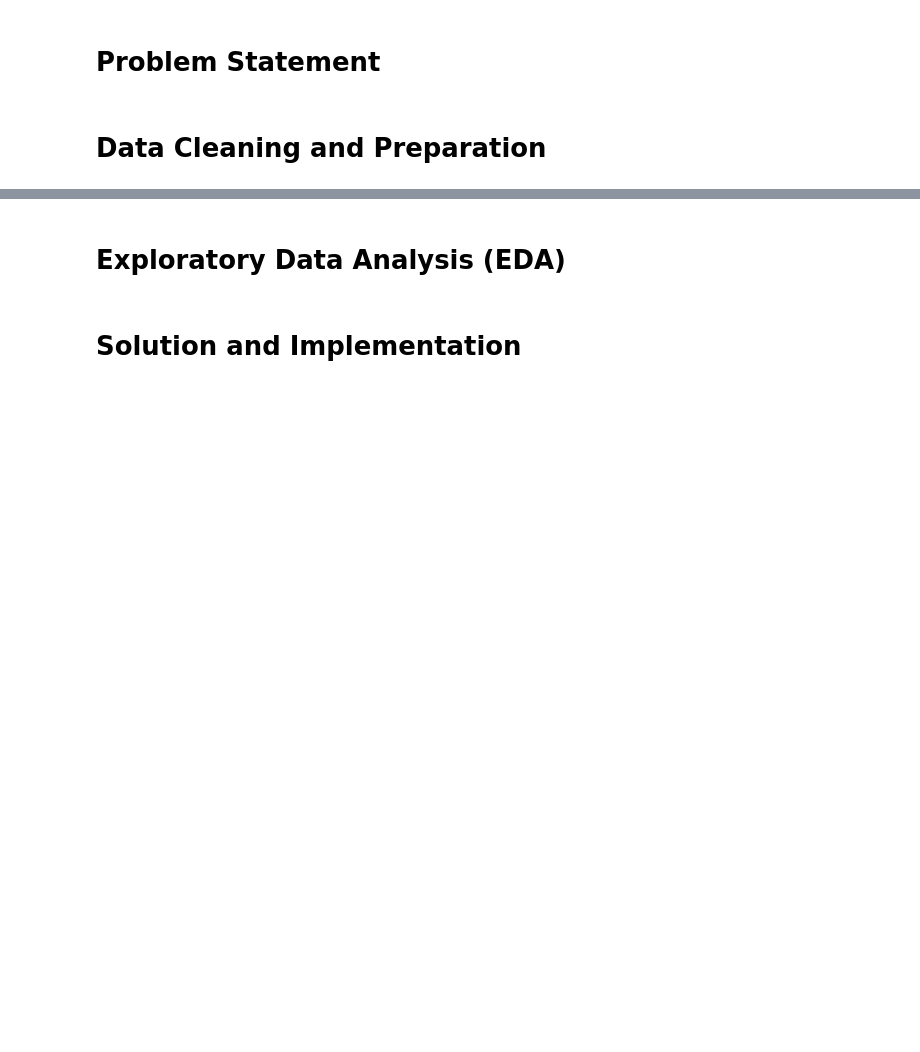
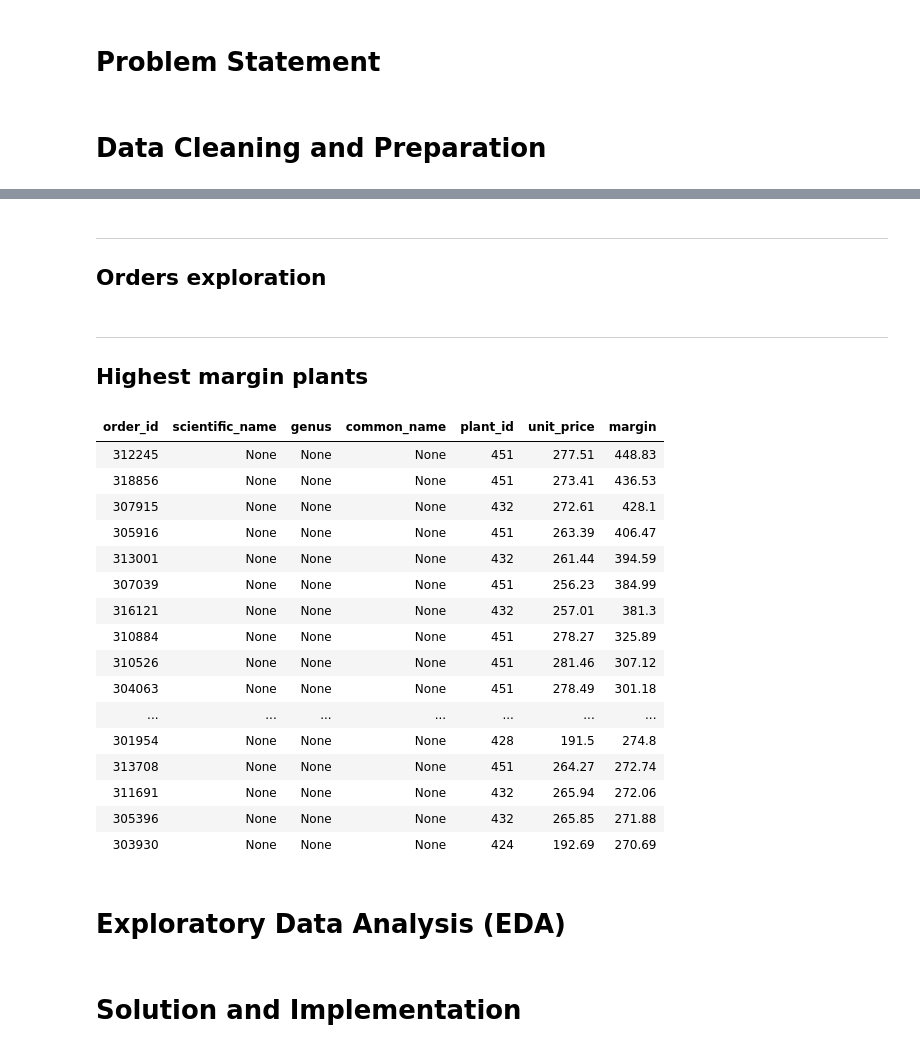
Before and after one commit to danielsgraves/Graves_Greenery_Analysis, a Jupyter notebook: notebook/Graves_Greenery.ipynb, the cells around one changed output, grey strips where cells are left out. Saved outputs shown, nothing was run; the diff lists cells and outputs as text; code cells hidden in the pictures; blank space fills up the shorter version.

```diff
--- a/notebook/Graves_Greenery.ipynb
+++ b/notebook/Graves_Greenery.ipynb
@@ -194,3 +233,49 @@ LIMIT 1
+# %% [markdown]
+---
+Orders exploration
+---
+# %% [markdown]
+---
+Highest margin plants
+---
+# %%
+%%sql
+SELECT
+              foi.order_id
+            , p.scientific_name
+            , p.genus
+            , p.common_name
+            , foi.plant_id
+            , foi.unit_price
+            , foi.estimated_margin AS margin
+
+FROM
+              fact_order_items foi
+LEFT JOIN
+              dim_plants p
+        ON
+              foi.plant_id = p.plant_id
+ORDER BY
+              margin DESC
+LIMIT 25
+# %% [output]
+| order_id | scientific_name | genus | common_name | plant_id | unit_price | margin |
+| 312245 | None | None | None | 451 | 277.51 | 448.83 |
+| 318856 | None | None | None | 451 | 273.41 | 436.53 |
+| 307915 | None | None | None | 432 | 272.61 | 428.1 |
+| 305916 | None | None | None | 451 | 263.39 | 406.47 |
+| 313001 | None | None | None | 432 | 261.44 | 394.59 |
+| 307039 | None | None | None | 451 | 256.23 | 384.99 |
+| 316121 | None | None | None | 432 | 257.01 | 381.3 |
+| 310884 | None | None | None | 451 | 278.27 | 325.89 |
+| 310526 | None | None | None | 451 | 281.46 | 307.12 |
+| 304063 | None | None | None | 451 | 278.49 | 301.18 |
+| ... | ... | ... | ... | ... | ... | ... |
+| 301954 | None | None | None | 428 | 191.5 | 274.8 |
+| 313708 | None | None | None | 451 | 264.27 | 272.74 |
+| 311691 | None | None | None | 432 | 265.94 | 272.06 |
+| 305396 | None | None | None | 432 | 265.85 | 271.88 |
+| 303930 | None | None | None | 424 | 192.69 | 270.69 |
 # %% [markdown]
 # Exploratory Data Analysis (EDA)
 # %% [markdown]
```
Also changed, not shown: parts of 10 cells of this notebook.
